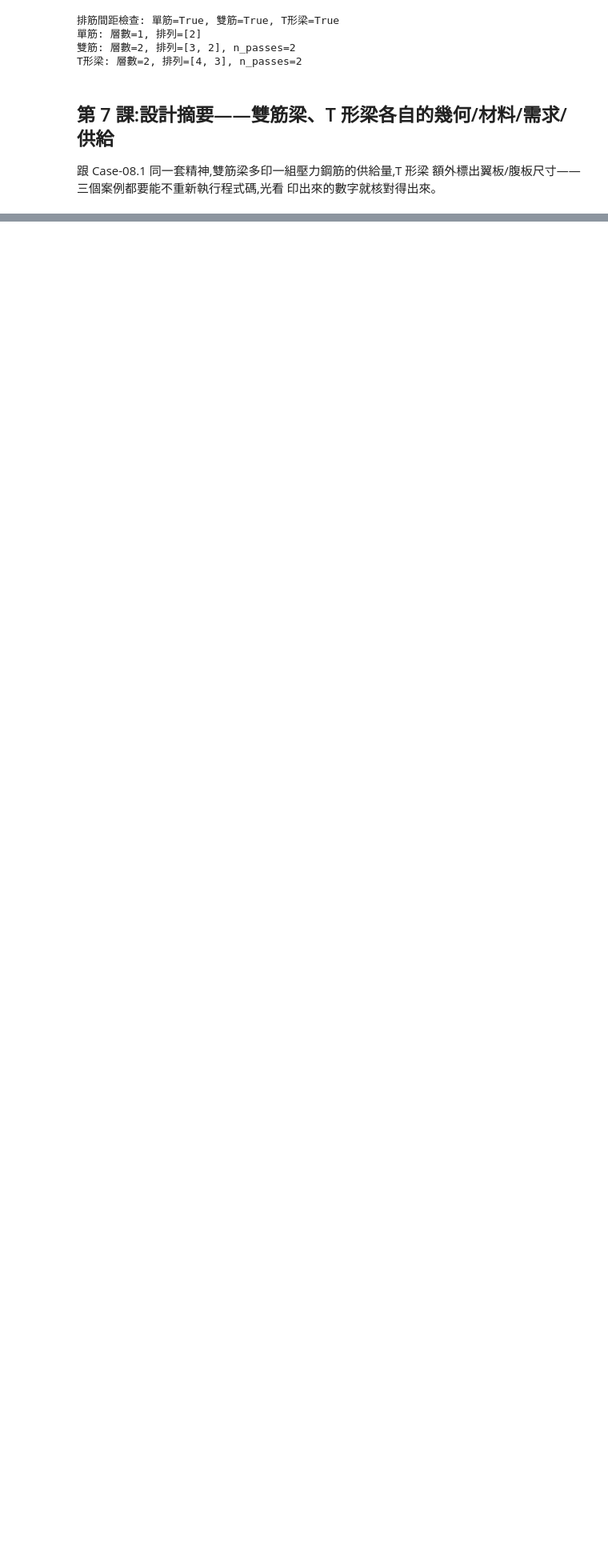
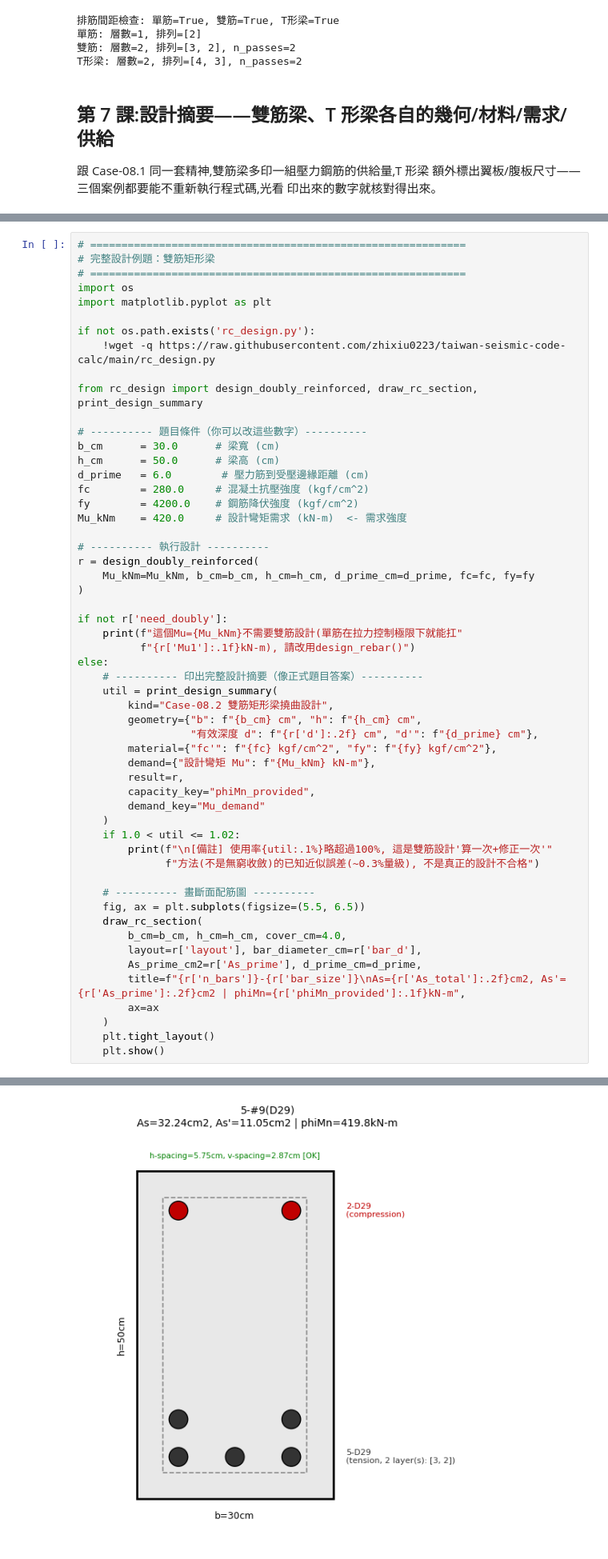
Before and after one commit to zhixiu0223/taiwan-seismic-code-calc, a Jupyter notebook: notebooks/case08_2_doubly_reinforced_Tbeam.ipynb, the cells around one changed output, grey strips where cells are left out. Shown at 80% size. Drawn from its saved outputs; the diff is of its cells as text; blank space fills up the shorter version.

```diff
--- a/notebooks/case08_2_doubly_reinforced_Tbeam.ipynb
+++ b/notebooks/case08_2_doubly_reinforced_Tbeam.ipynb
@@ -588,0 +393,56 @@ else:
+# %%
+# ============================================================
+# 完整設計例題：雙筋矩形梁
+# ============================================================
+import os
+import matplotlib.pyplot as plt
+
+if not os.path.exists('rc_design.py'):
+    !wget -q https://raw.githubusercontent.com/zhixiu0223/taiwan-seismic-code-calc/main/rc_design.py
+
+from rc_design import design_doubly_reinforced, draw_rc_section, print_design_summary
+
+# ---------- 題目條件（你可以改這些數字）----------
+b_cm      = 30.0      # 梁寬 (cm)
+h_cm      = 50.0      # 梁高 (cm)
+d_prime   = 6.0        # 壓力筋到受壓邊緣距離 (cm)
+fc        = 280.0     # 混凝土抗壓強度 (kgf/cm^2)
+fy        = 4200.0    # 鋼筋降伏強度 (kgf/cm^2)
+Mu_kNm    = 420.0     # 設計彎矩需求 (kN-m)  <- 需求強度
+
+# ---------- 執行設計 ----------
+r = design_doubly_reinforced(
+    Mu_kNm=Mu_kNm, b_cm=b_cm, h_cm=h_cm, d_prime_cm=d_prime, fc=fc, fy=fy
+)
+
+if not r['need_doubly']:
+    print(f"這個Mu={Mu_kNm}不需要雙筋設計(單筋在拉力控制極限下就能扛"
+          f"{r['Mu1']:.1f}kN-m), 請改用design_rebar()")
+else:
+    # ---------- 印出完整設計摘要（像正式題目答案）----------
+    util = print_design_summary(
+        kind="Case-08.2 雙筋矩形梁撓曲設計",
+        geometry={"b": f"{b_cm} cm", "h": f"{h_cm} cm",
+                  "有效深度 d": f"{r['d']:.2f} cm", "d'": f"{d_prime} cm"},
+        material={"fc'": f"{fc} kgf/cm^2", "fy": f"{fy} kgf/cm^2"},
+        demand={"設計彎矩 Mu": f"{Mu_kNm} kN-m"},
+        result=r,
+        capacity_key="phiMn_provided",
+        demand_key="Mu_demand"
+    )
+    if 1.0 < util <= 1.02:
+        print(f"\n[備註] 使用率{util:.1%}略超過100%, 這是雙筋設計'算一次+修正一次'"
+              f"方法(不是無窮收斂)的已知近似誤差(~0.3%量級), 不是真正的設計不合格")
+
+    # ---------- 畫斷面配筋圖 ----------
+    fig, ax = plt.subplots(figsize=(5.5, 6.5))
+    draw_rc_section(
+        b_cm=b_cm, h_cm=h_cm, cover_cm=4.0,
+        layout=r['layout'], bar_diameter_cm=r['bar_d'],
+        As_prime_cm2=r['As_prime'], d_prime_cm=d_prime,
+        title=f"{r['n_bars']}-{r['bar_size']}\nAs={r['As_total']:.2f}cm2, As'={r['As_prime']:.2f}cm2 | phiMn={r['phiMn_provided']:.1f}kN-m",
+        ax=ax
+    )
+    plt.tight_layout()
+    plt.show()
+# %% [output]
@@ -588,0 +466 @@ else:
+[figure, added]
```
Also changed, not shown: parts of 8 cells of this notebook, 3 other files.
